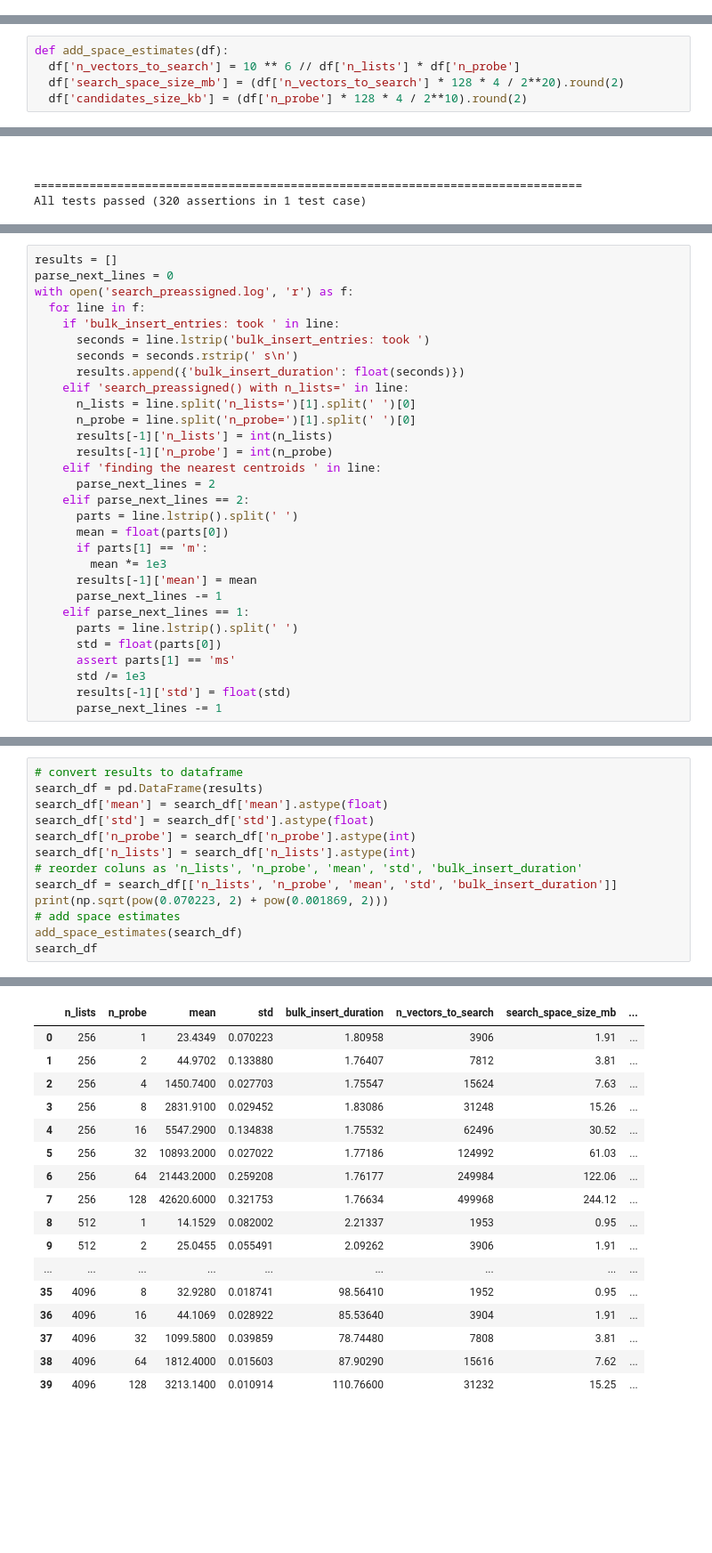
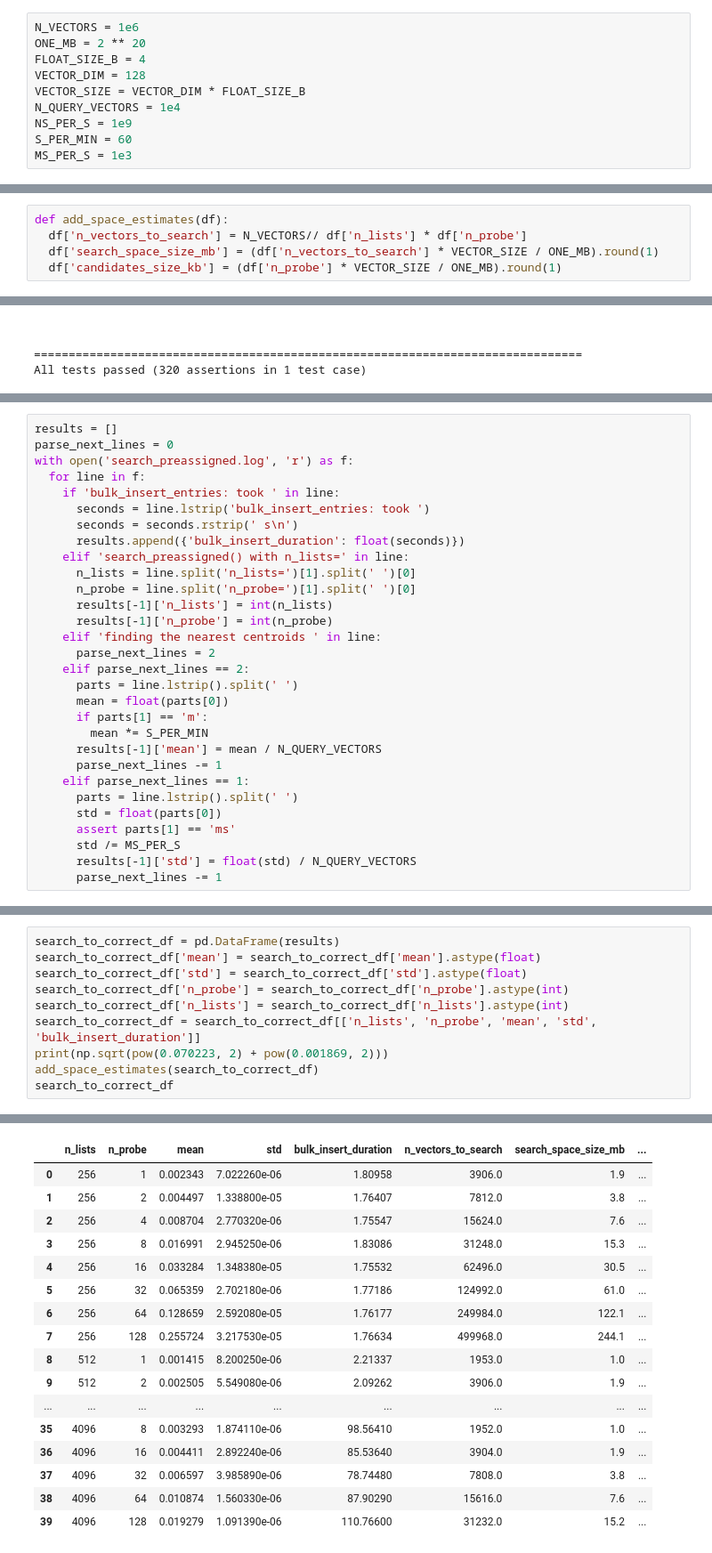
Before and after one commit to TimonFercho/ann-distributed-key-value-store, a Jupyter notebook: evaluation/index/performance/index-search-results.ipynb, the cells around one changed output, grey strips where cells are left out. Shown at 89% size. Drawn from its saved outputs; the diff is of its cells as text; blank space fills up the shorter version.

Commit message:
feat(evaluation): fix parsing error and evaluate SIMD benchmarking results

```diff
--- a/evaluation/index/performance/index-search-results.ipynb
+++ b/evaluation/index/performance/index-search-results.ipynb
@@ -8,3 +10,13 @@ import matplotlib.ticker as ticker
+# %%
+N_VECTORS = 1e6
+ONE_MB = 2 ** 20
+FLOAT_SIZE_B = 4
+VECTOR_DIM = 128
+VECTOR_SIZE = VECTOR_DIM * FLOAT_SIZE_B
+N_QUERY_VECTORS = 1e4
+NS_PER_S = 1e9
+S_PER_MIN = 60
+MS_PER_S = 1e3
 # %% [markdown]
 # `find_nearest_centroids()`: Execution time
 # %% [markdown]
@@ -108,9 +133,9 @@ $$
 $$.
 # %%
 def add_space_estimates(df):
-  df['n_vectors_to_search'] = 10 ** 6 // df['n_lists'] * df['n_probe']
-  df['search_space_size_mb'] = (df['n_vectors_to_search'] * 128 * 4 / 2**20).round(2)
-  df['candidates_size_kb'] = (df['n_probe'] * 128 * 4 / 2**10).round(2)
+  df['n_vectors_to_search'] = N_VECTORS// df['n_lists'] * df['n_probe']
+  df['search_space_size_mb'] = (df['n_vectors_to_search'] * VECTOR_SIZE / ONE_MB).round(1)
+  df['candidates_size_kb'] = (df['n_probe'] * VECTOR_SIZE / ONE_MB).round(1)
 # %% [markdown]
 ## Visualizing execution time
 # %%
@@ -258,13 +321,13 @@ with open('search_preassigned.log', 'r') as f:
       parts = line.lstrip().split(' ')
       mean = float(parts[0])
       if parts[1] == 'm':
-        mean *= 1e3
-      results[-1]['mean'] = mean
+        mean *= S_PER_MIN
+      results[-1]['mean'] = mean / N_QUERY_VECTORS
       parse_next_lines -= 1
     elif parse_next_lines == 1:
       parts = line.lstrip().split(' ')
       std = float(parts[0])
       assert parts[1] == 'ms'
-      std /= 1e3
-      results[-1]['std'] = float(std)
+      std /= MS_PER_S
+      results[-1]['std'] = float(std) / N_QUERY_VECTORS
       parse_next_lines -= 1
@@ -271,35 +336,32 @@ with open('search_preassigned.log', 'r') as f:
 # %%
-# convert results to dataframe
-search_df = pd.DataFrame(results)
-search_df['mean'] = search_df['mean'].astype(float)
-search_df['std'] = search_df['std'].astype(float)
-search_df['n_probe'] = search_df['n_probe'].astype(int)
-search_df['n_lists'] = search_df['n_lists'].astype(int)
-# reorder coluns as 'n_lists', 'n_probe', 'mean', 'std', 'bulk_insert_duration'
-search_df = search_df[['n_lists', 'n_probe', 'mean', 'std', 'bulk_insert_duration']]
+search_to_correct_df = pd.DataFrame(results)
+search_to_correct_df['mean'] = search_to_correct_df['mean'].astype(float)
+search_to_correct_df['std'] = search_to_correct_df['std'].astype(float)
+search_to_correct_df['n_probe'] = search_to_correct_df['n_probe'].astype(int)
+search_to_correct_df['n_lists'] = search_to_correct_df['n_lists'].astype(int)
+search_to_correct_df = search_to_correct_df[['n_lists', 'n_probe', 'mean', 'std', 'bulk_insert_duration']]
 print(np.sqrt(pow(0.070223, 2) + pow(0.001869, 2)))
-# add space estimates
-add_space_estimates(search_df)
-search_df
+add_space_estimates(search_to_correct_df)
+search_to_correct_df
 # %% [output]
 0.0702478675121174
 |  | n_lists | n_probe | mean | std | bulk_insert_duration | n_vectors_to_search | search_space_size_mb | ... |
-| 0 | 256 | 1 | 23.4349 | 0.070223 | 1.80958 | 3906 | 1.91 | ... |
-| 1 | 256 | 2 | 44.9702 | 0.133880 | 1.76407 | 7812 | 3.81 | ... |
-| 2 | 256 | 4 | 1450.7400 | 0.027703 | 1.75547 | 15624 | 7.63 | ... |
-| 3 | 256 | 8 | 2831.9100 | 0.029452 | 1.83086 | 31248 | 15.26 | ... |
-| 4 | 256 | 16 | 5547.2900 | 0.134838 | 1.75532 | 62496 | 30.52 | ... |
-| 5 | 256 | 32 | 10893.2000 | 0.027022 | 1.77186 | 124992 | 61.03 | ... |
-| 6 | 256 | 64 | 21443.2000 | 0.259208 | 1.76177 | 249984 | 122.06 | ... |
-| 7 | 256 | 128 | 42620.6000 | 0.321753 | 1.76634 | 499968 | 244.12 | ... |
-| 8 | 512 | 1 | 14.1529 | 0.082002 | 2.21337 | 1953 | 0.95 | ... |
-| 9 | 512 | 2 | 25.0455 | 0.055491 | 2.09262 | 3906 | 1.91 | ... |
+| 0 | 256 | 1 | 0.002343 | 7.022260e-06 | 1.80958 | 3906.0 | 1.9 | ... |
+| 1 | 256 | 2 | 0.004497 | 1.338800e-05 | 1.76407 | 7812.0 | 3.8 | ... |
+| 2 | 256 | 4 | 0.008704 | 2.770320e-06 | 1.75547 | 15624.0 | 7.6 | ... |
+| 3 | 256 | 8 | 0.016991 | 2.945250e-06 | 1.83086 | 31248.0 | 15.3 | ... |
+| 4 | 256 | 16 | 0.033284 | 1.348380e-05 | 1.75532 | 62496.0 | 30.5 | ... |
+| 5 | 256 | 32 | 0.065359 | 2.702180e-06 | 1.77186 | 124992.0 | 61.0 | ... |
+| 6 | 256 | 64 | 0.128659 | 2.592080e-05 | 1.76177 | 249984.0 | 122.1 | ... |
+| 7 | 256 | 128 | 0.255724 | 3.217530e-05 | 1.76634 | 499968.0 | 244.1 | ... |
+| 8 | 512 | 1 | 0.001415 | 8.200250e-06 | 2.21337 | 1953.0 | 1.0 | ... |
+| 9 | 512 | 2 | 0.002505 | 5.549080e-06 | 2.09262 | 3906.0 | 1.9 | ... |
 | ... | ... | ... | ... | ... | ... | ... | ... | ... |
-| 35 | 4096 | 8 | 32.9280 | 0.018741 | 98.56410 | 1952 | 0.95 | ... |
-| 36 | 4096 | 16 | 44.1069 | 0.028922 | 85.53640 | 3904 | 1.91 | ... |
-| 37 | 4096 | 32 | 1099.5800 | 0.039859 | 78.74480 | 7808 | 3.81 | ... |
-| 38 | 4096 | 64 | 1812.4000 | 0.015603 | 87.90290 | 15616 | 7.62 | ... |
-| 39 | 4096 | 128 | 3213.1400 | 0.010914 | 110.76600 | 31232 | 15.25 | ... |
+| 35 | 4096 | 8 | 0.003293 | 1.874110e-06 | 98.56410 | 1952.0 | 1.0 | ... |
+| 36 | 4096 | 16 | 0.004411 | 2.892240e-06 | 85.53640 | 3904.0 | 1.9 | ... |
+| 37 | 4096 | 32 | 0.006597 | 3.985890e-06 | 78.74480 | 7808.0 | 3.8 | ... |
+| 38 | 4096 | 64 | 0.010874 | 1.560330e-06 | 87.90290 | 15616.0 | 7.6 | ... |
+| 39 | 4096 | 128 | 0.019279 | 1.091390e-06 | 110.76600 | 31232.0 | 15.2 | ... |
 # %%
 centroids_df
 # %% [output]
```
Also changed, not shown: parts of 55 cells of this notebook.
